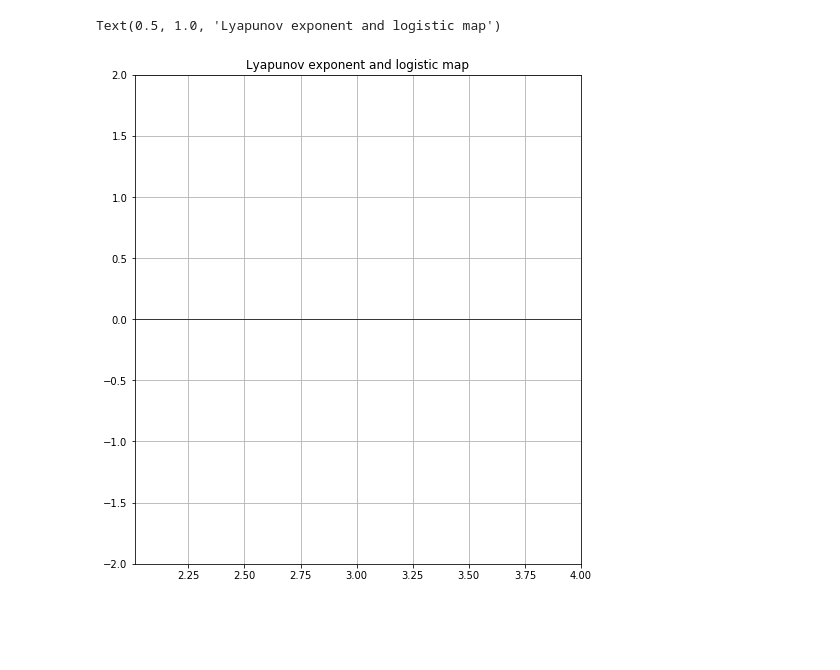
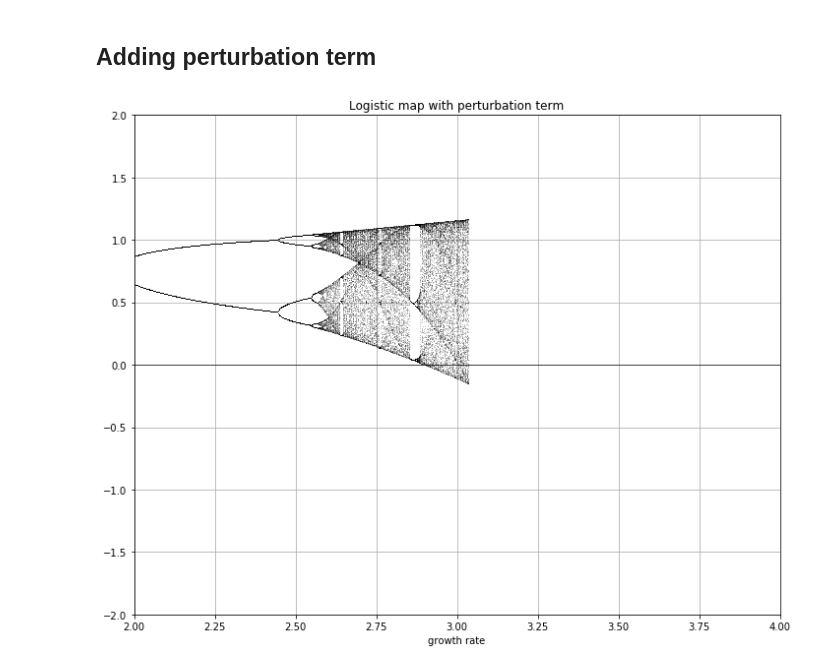
Before and after one commit to varya10/FS21physics_of_life_project, a Jupyter notebook: lyapunov_exponent.ipynb, the cells around one changed output. Drawn from its saved outputs; the diff is of its cells as text; code cells hidden in the pictures; blank space fills up the shorter version.

```diff
--- a/lyapunov_exponent.ipynb
+++ b/lyapunov_exponent.ipynb
@@ -12,0 +23,4 @@ def logistic_map(mu, n):
+# %%
+def ricker(r, n):
+#define the function of Ricker model
+    return n * np.exp(r*(1 - n))
@@ -19,2 +139,3 @@ lyapunov_exp = np.zeros(t) #initialise vector for lambda values
 # %%
 steps = 1000 #number of iterations
+steps_to_show = 100 #plot shows only 100 last iterations
@@ -20,0 +194,10 @@ steps = 1000 #number of iterations
+# %%
+t = 1000 #number of values to simulate, same amount for r, n, and Lyapunov exponent
+r = np.linspace(2.5, 4, t) #place r values in the linear space between 2 and 4
+
+#n1 = 0.1 * np.ones(t) #initial condition
+#n1 = 0.01 * np.ones(t) #initial condition
+n1 = 0.001 * np.ones(t) #initial condition
+#n1 = 0.00001 * np.ones(t) #initial condition
+
+lyapunov_exp = np.zeros(t) #initialise vector for lambda values
@@ -21,20 +228,23 @@ steps = 1000 #number of iterations
+# %% [markdown]
+## Adding perturbation term
+# %%
+def logistic_map_added_perturbation_term(r, n, u):
+#define the function of logistic map
+    return r * n * (1 - n) + np.float(u)
 # %%
-for i in range(steps):
-    n = logistic_map(mu, n) #implement logistic map
-    try:
-        lyapunov_exp += np.log(abs(mu - 2 * mu * n)) #calculate Lyapunov exponent
-    except ZeroDivisionError:
-        print("you can't divide by zero")
-        raise
-
-        #plot the simulation
-fig = plt.figure(figsize=(8, 9))
+fig = plt.figure(figsize=(10, 8))
 ax1 = fig.add_subplot(1, 1, 1)
-ax1.set_xlim(2.01, 4)
+ax1.set_xlim(2, 4)
 ax1.set_ylim(-2, 2)
 ax1.axhline(y=0.0, color='k', linestyle='-', lw=.7)
 ax1.grid(True)
-ax1.set_title('Lyapunov exponent and logistic map')
+ax1.set_xlabel('growth rate')
+ax1.set_title('Logistic map with perturbation term')
+
+for i in range(steps):
+    n = logistic_map_added_perturbation_term(r, n, 0.4) #add pertrubation term
+    if i >= (steps - steps_to_show):
+        ax1.plot(r, n, ',k', alpha=0.25)
+plt.tight_layout()
 # %% [output]
-Text(0.5, 1.0, 'Lyapunov exponent and logistic map')
-[figure, old version]
+[figure, new version]
```
Also changed, not shown: parts of 22 cells of this notebook.
